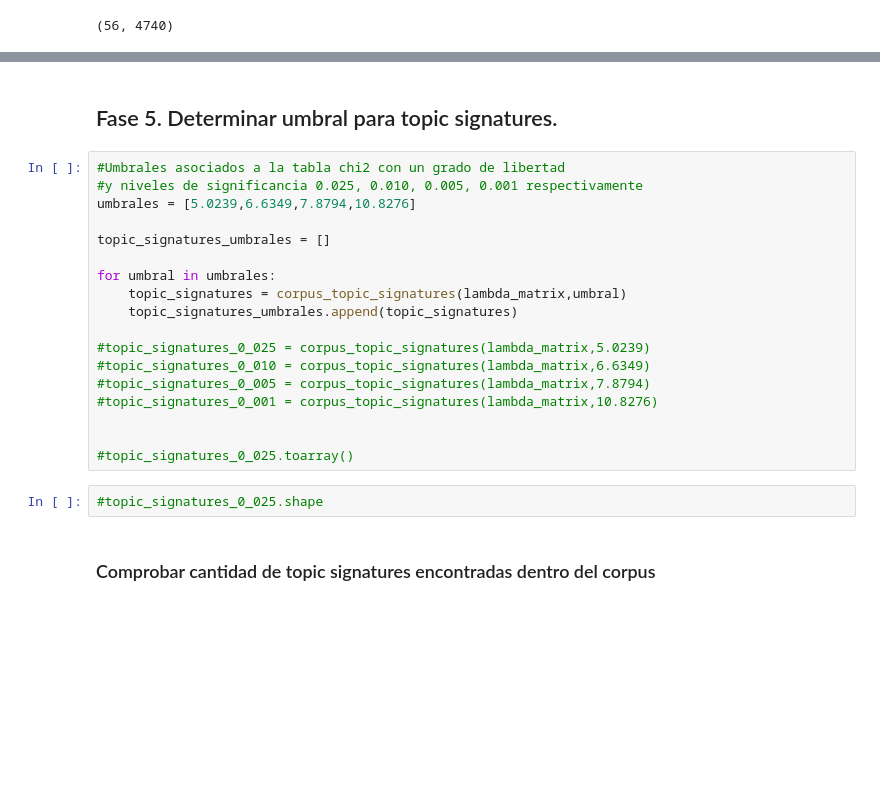
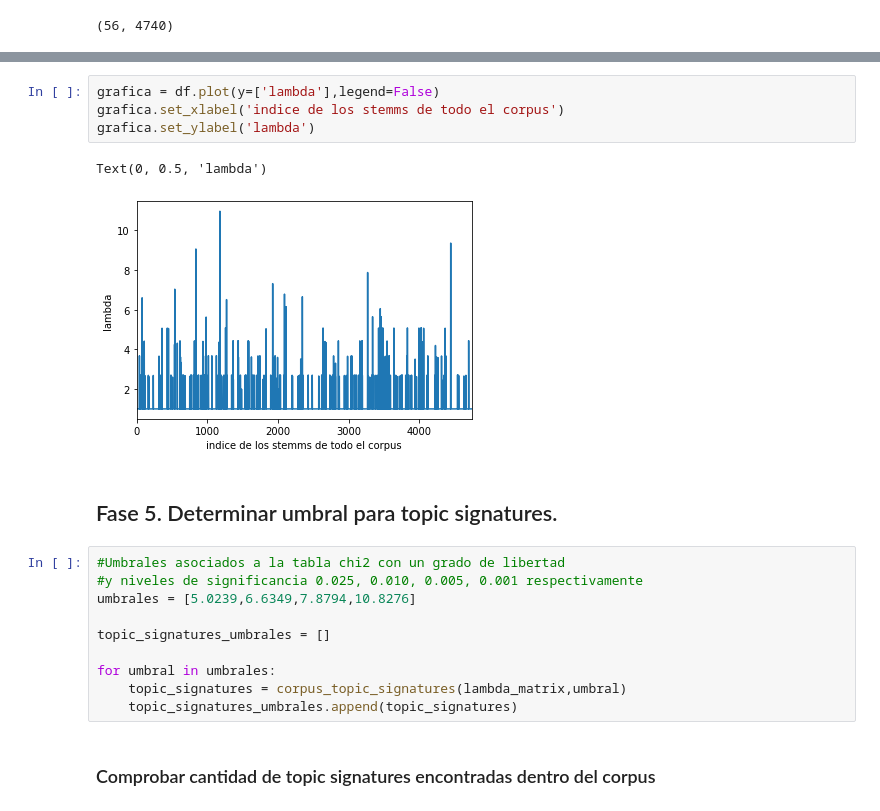
Before and after one commit to ecardona506/terms-of-service, a Jupyter notebook: Prueba de Verosimilitud Logaritmica.ipynb, the cells around one changed output, grey strips where cells are left out. Saved outputs shown, nothing was run; the diff lists cells and outputs as text; blank space fills up the shorter version.

```diff
--- a/Prueba de Verosimilitud Logaritmica.ipynb
+++ b/Prueba de Verosimilitud Logaritmica.ipynb
@@ -301,3 +313,10 @@ lambda_matrix.shape
+# %%
+grafica = df.plot(y=['lambda'],legend=False)
+grafica.set_xlabel('indice de los stemms de todo el corpus')
+grafica.set_ylabel('lambda')
+# %% [output]
+Text(0, 0.5, 'lambda')
+[figure, added]
 # %% [markdown]
 ## Fase 5. Determinar umbral para topic signatures.
 # %%
@@ -310,16 +329,6 @@ topic_signatures_umbrales = []
 for umbral in umbrales:
     topic_signatures = corpus_topic_signatures(lambda_matrix,umbral)
     topic_signatures_umbrales.append(topic_signatures)
-
-#topic_signatures_0_025 = corpus_topic_signatures(lambda_matrix,5.0239)
-#topic_signatures_0_010 = corpus_topic_signatures(lambda_matrix,6.6349)
-#topic_signatures_0_005 = corpus_topic_signatures(lambda_matrix,7.8794)
-#topic_signatures_0_001 = corpus_topic_signatures(lambda_matrix,10.8276)
-
-
-#topic_signatures_0_025.toarray()
-# %%
-#topic_signatures_0_025.shape
 # %% [markdown]
 ### Comprobar cantidad de topic signatures encontradas dentro del corpus
 # %%
```
Also changed, not shown: parts of 55 cells of this notebook, 14 other files.
